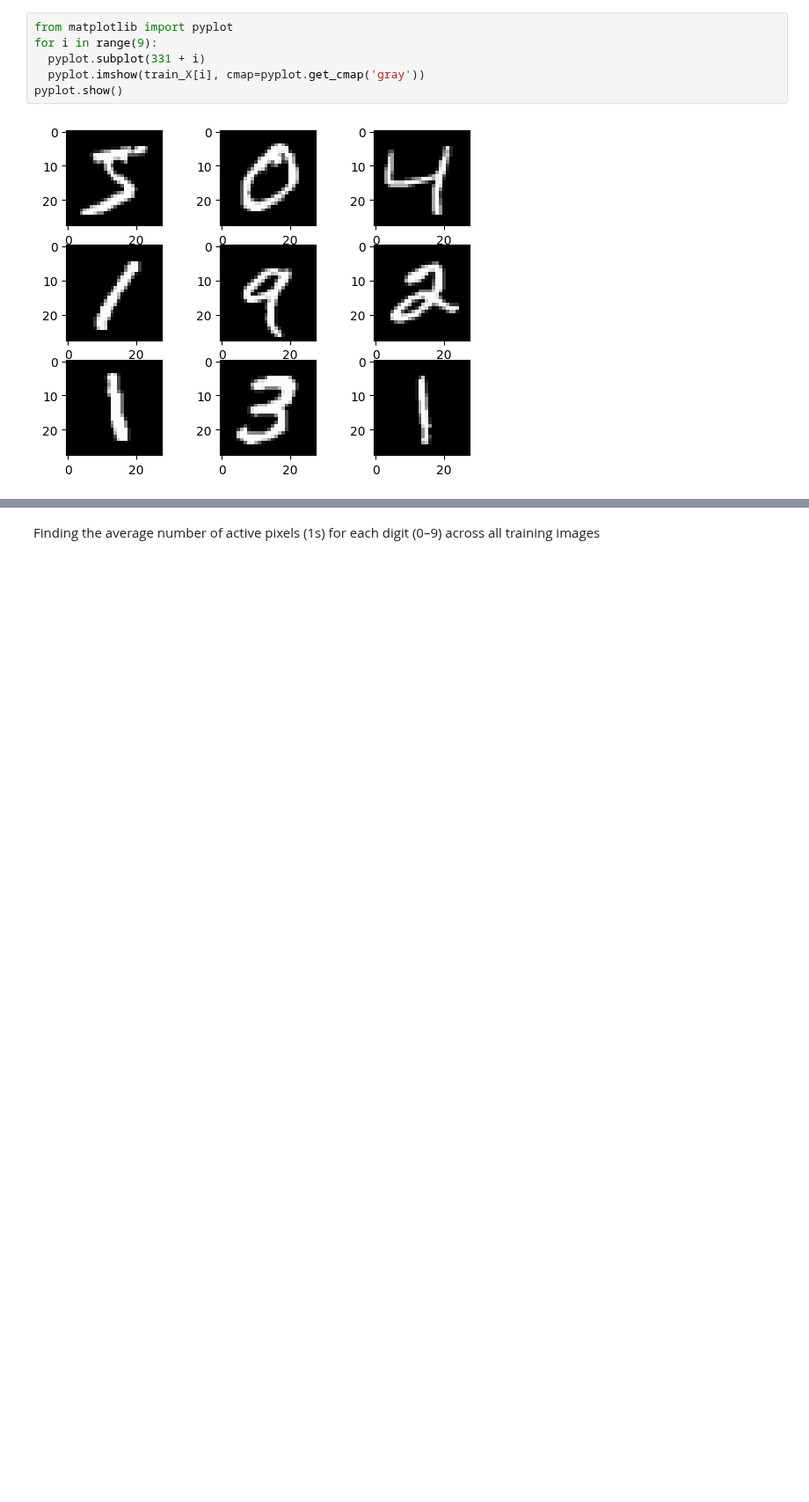
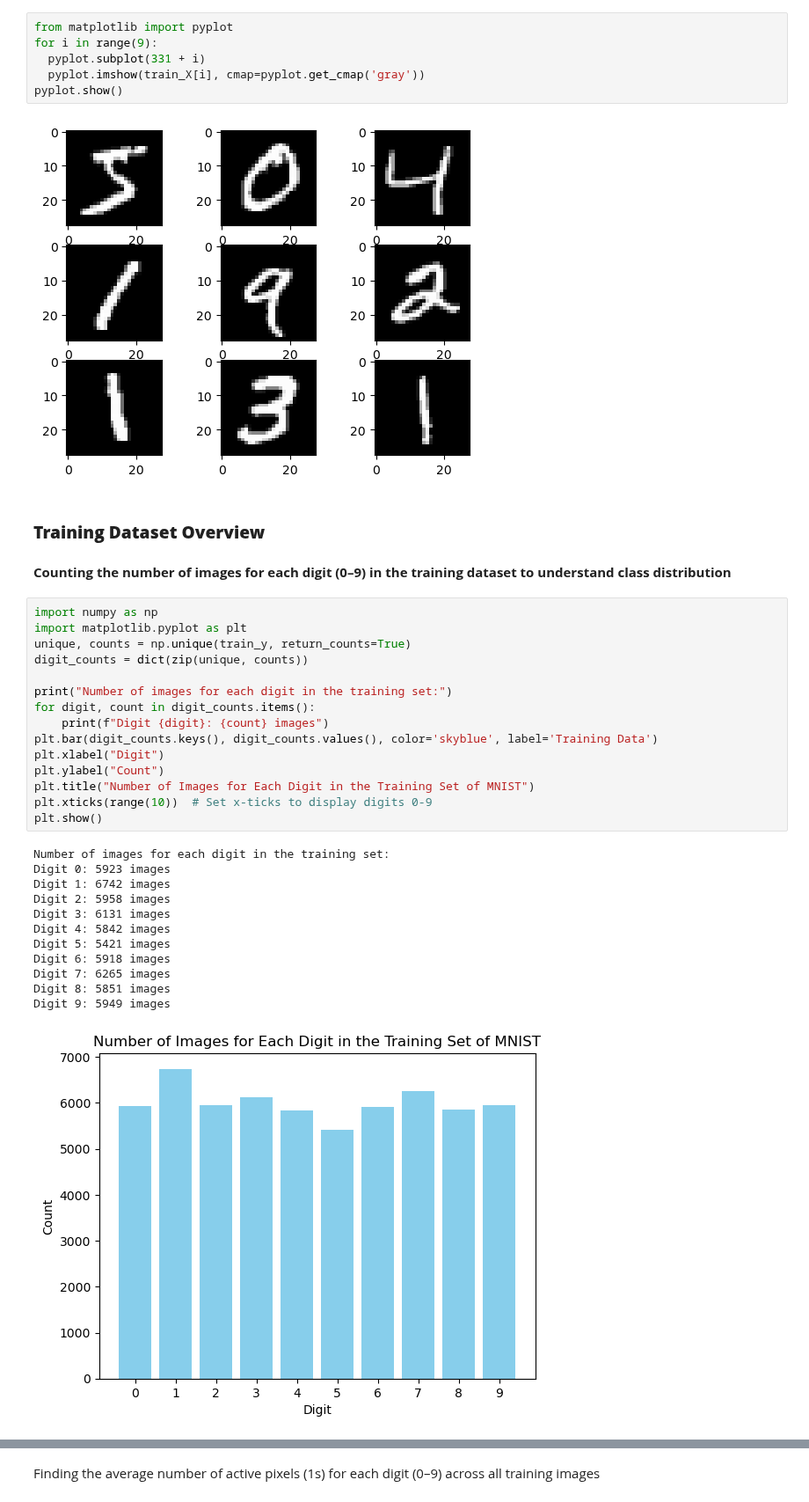
Before and after one commit to AP-047/RClass-Classification-by-Rational-Approximation, a Jupyter notebook: notebooks/data_exploration.ipynb, the cells around one changed output, grey strips where cells are left out. Shown at 88% size. Drawn from its saved outputs; the diff is of its cells as text; blank space fills up the shorter version.

```diff
--- a/notebooks/data_exploration.ipynb
+++ b/notebooks/data_exploration.ipynb
@@ -35,4 +32,36 @@ for i in range(9):
 pyplot.show()
 # %% [output]
 [figure]
+# %% [markdown]
+### **Training Dataset Overview**
+# %% [markdown]
+**Counting the number of images for each digit (0–9) in the training dataset to understand class distribution**
+# %%
+import numpy as np
+import matplotlib.pyplot as plt
+unique, counts = np.unique(train_y, return_counts=True)
+digit_counts = dict(zip(unique, counts))
+
+print("Number of images for each digit in the training set:")
+for digit, count in digit_counts.items():
+    print(f"Digit {digit}: {count} images")
+plt.bar(digit_counts.keys(), digit_counts.values(), color='skyblue', label='Training Data')
+plt.xlabel("Digit")
+plt.ylabel("Count")
+plt.title("Number of Images for Each Digit in the Training Set of MNIST")
+plt.xticks(range(10))  # Set x-ticks to display digits 0-9
+plt.show()
+# %% [output]
+Number of images for each digit in the training set:
+Digit 0: 5923 images
+Digit 1: 6742 images
+Digit 2: 5958 images
+Digit 3: 6131 images
+Digit 4: 5842 images
+Digit 5: 5421 images
+Digit 6: 5918 images
+Digit 7: 6265 images
+Digit 8: 5851 images
+Digit 9: 5949 images
+[figure, added]
 # %% [markdown]
```
Also changed, not shown: parts of 18 cells of this notebook.
